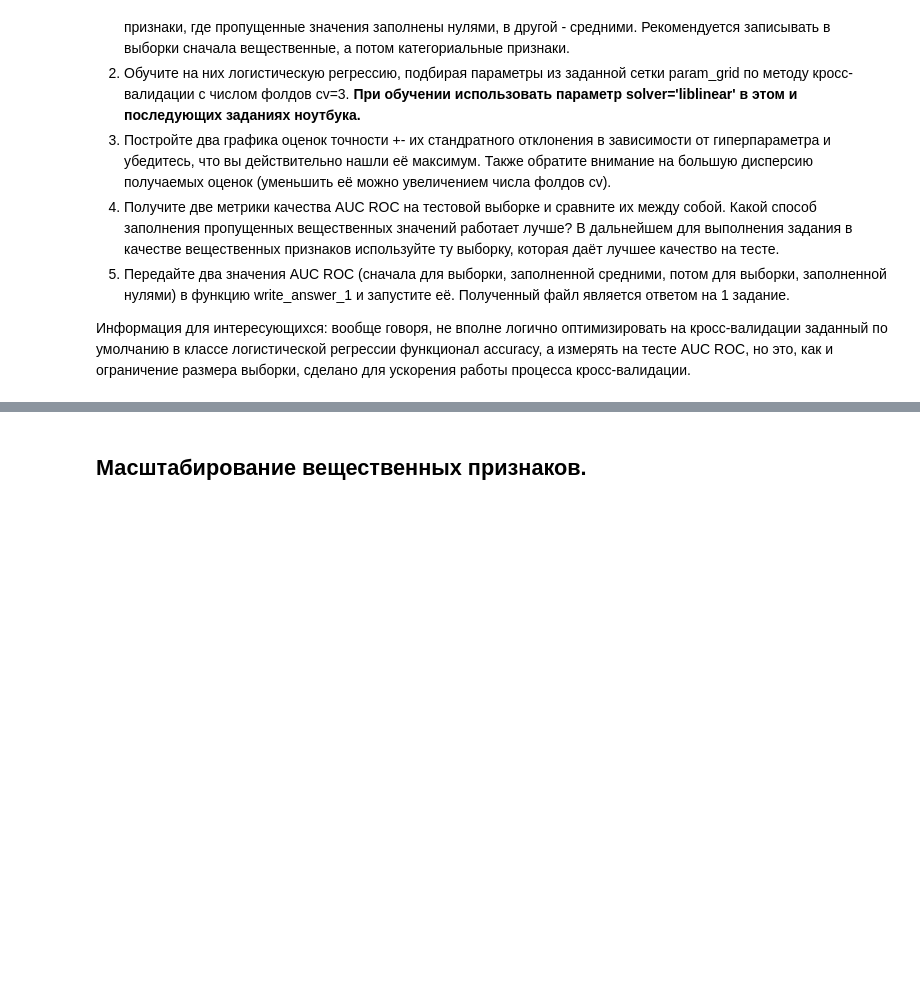
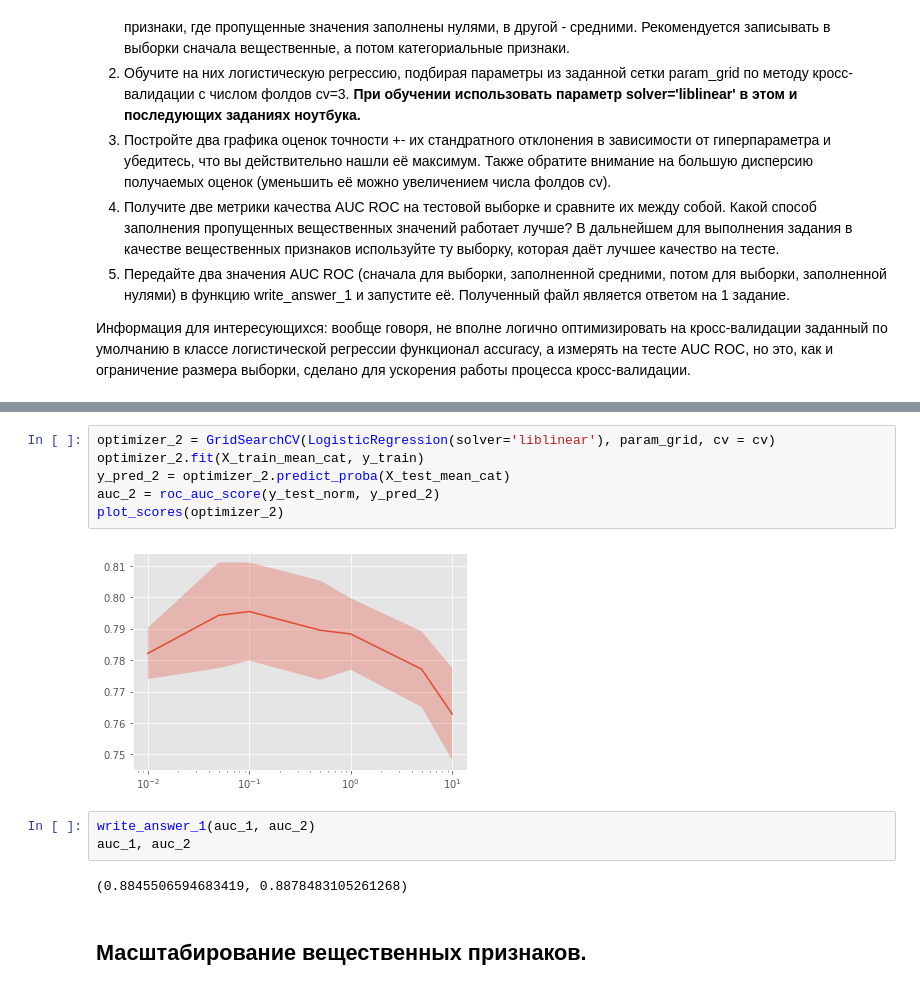
Before and after one commit to MuzaffarSoliyev/training_on_labeled_data, a Jupyter notebook: Подбор параметров по сетке. Sklearn.grid_search/Preprocessing_LR_Coursera_tr.ipynb, the cells around one changed output, grey strips where cells are left out. Drawn from its saved outputs; the diff is of its cells as text; blank space fills up the shorter version.

```diff
--- a/Подбор параметров по сетке. Sklearn.grid_search/Preprocessing_LR_Coursera_tr.ipynb
+++ b/Подбор параметров по сетке. Sklearn.grid_search/Preprocessing_LR_Coursera_tr.ipynb
@@ -377,3 +328,16 @@ auc_1, auc_2
+# %%
+optimizer_2 = GridSearchCV(LogisticRegression(solver='liblinear'), param_grid, cv = cv)
+optimizer_2.fit(X_train_mean_cat, y_train)
+y_pred_2 = optimizer_2.predict_proba(X_test_mean_cat)
+auc_2 = roc_auc_score(y_test_norm, y_pred_2)
+plot_scores(optimizer_2)
+# %% [output]
+[figure, added]
+# %%
+write_answer_1(auc_1, auc_2)
+auc_1, auc_2
+# %% [output]
+(0.8845506594683419, 0.8878483105261268)
 # %% [markdown]
 ## Масштабирование вещественных признаков.
 # %% [markdown]
```
Also changed, not shown: parts of 46 cells of this notebook, 26 other files.
